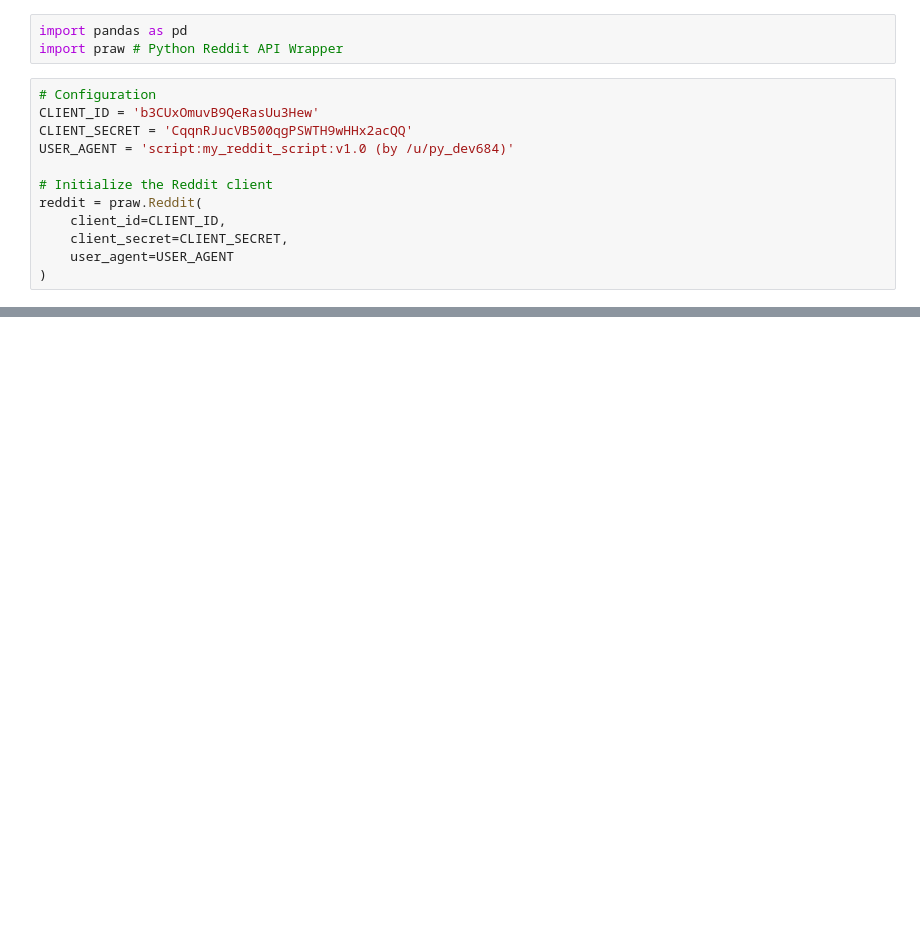
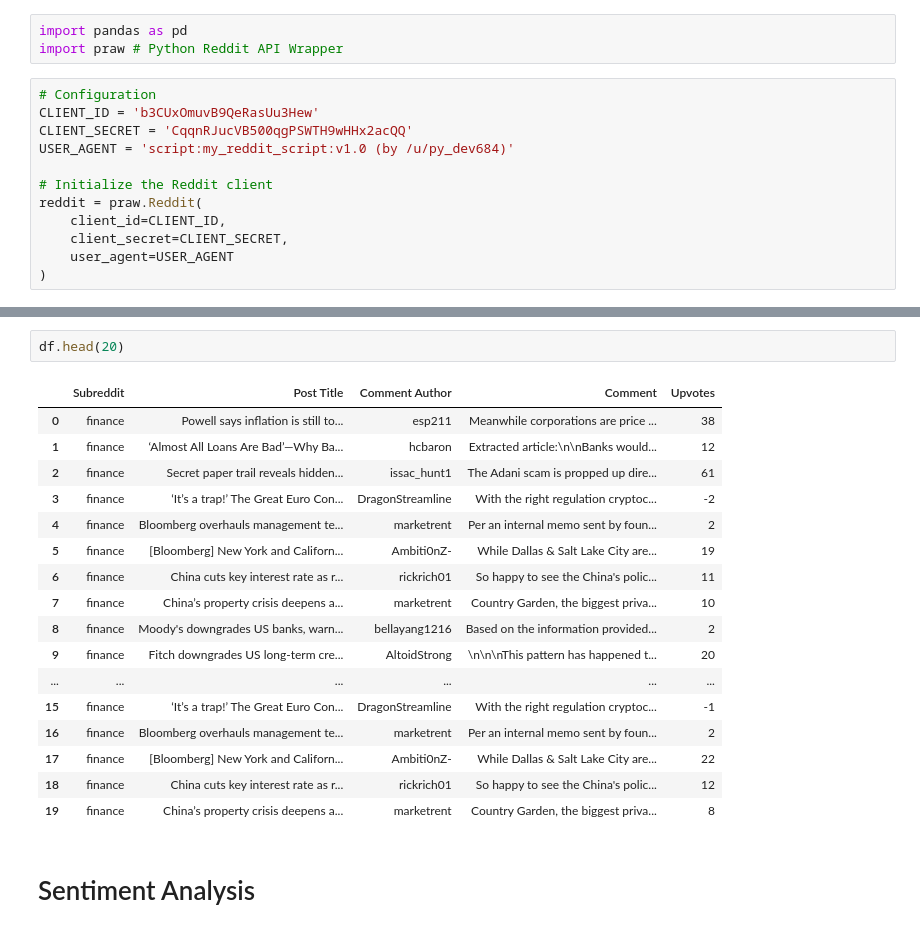
Before and after one commit to jrw22/reddit-api, a Jupyter notebook: reddit-api-connection.ipynb, the cells around one changed output, grey strips where cells are left out. Cells and saved outputs as stored; diff of their text form; blank space fills up the shorter version.

```diff
--- a/reddit-api-connection.ipynb
+++ b/reddit-api-connection.ipynb
@@ -92,0 +119,22 @@ Data saved to reddit_filtered_comments.csv
+# %%
+df.head(20)
+# %% [output]
+|  | Subreddit | Post Title | Comment Author | Comment | Upvotes |
+| 0 | finance | Powell says inflation is still to... | esp211 | Meanwhile corporations are price ... | 38 |
+| 1 | finance | ‘Almost All Loans Are Bad’—Why Ba... | hcbaron | Extracted article:\n\nBanks would... | 12 |
+| 2 | finance | Secret paper trail reveals hidden... | issac_hunt1 | The Adani scam is propped up dire... | 61 |
+| 3 | finance | ‘It’s a trap!’ The Great Euro Con... | DragonStreamline | With the right regulation cryptoc... | -2 |
+| 4 | finance | Bloomberg overhauls management te... | marketrent | Per an internal memo sent by foun... | 2 |
+| 5 | finance | [Bloomberg] New York and Californ... | Ambiti0nZ- | While Dallas & Salt Lake City are... | 19 |
+| 6 | finance | China cuts key interest rate as r... | rickrich01 | So happy to see the China's polic... | 11 |
+| 7 | finance | China’s property crisis deepens a... | marketrent | Country Garden, the biggest priva... | 10 |
+| 8 | finance | Moody's downgrades US banks, warn... | bellayang1216 | Based on the information provided... | 2 |
+| 9 | finance | Fitch downgrades US long-term cre... | AltoidStrong | \n\n\nThis pattern has happened t... | 20 |
+| ... | ... | ... | ... | ... | ... |
+| 15 | finance | ‘It’s a trap!’ The Great Euro Con... | DragonStreamline | With the right regulation cryptoc... | -1 |
+| 16 | finance | Bloomberg overhauls management te... | marketrent | Per an internal memo sent by foun... | 2 |
+| 17 | finance | [Bloomberg] New York and Californ... | Ambiti0nZ- | While Dallas & Salt Lake City are... | 22 |
+| 18 | finance | China cuts key interest rate as r... | rickrich01 | So happy to see the China's polic... | 12 |
+| 19 | finance | China’s property crisis deepens a... | marketrent | Country Garden, the biggest priva... | 8 |
+# %% [markdown]
+# Sentiment Analysis
```
Also changed, not shown: parts of 7 cells of this notebook, 1 other file.
